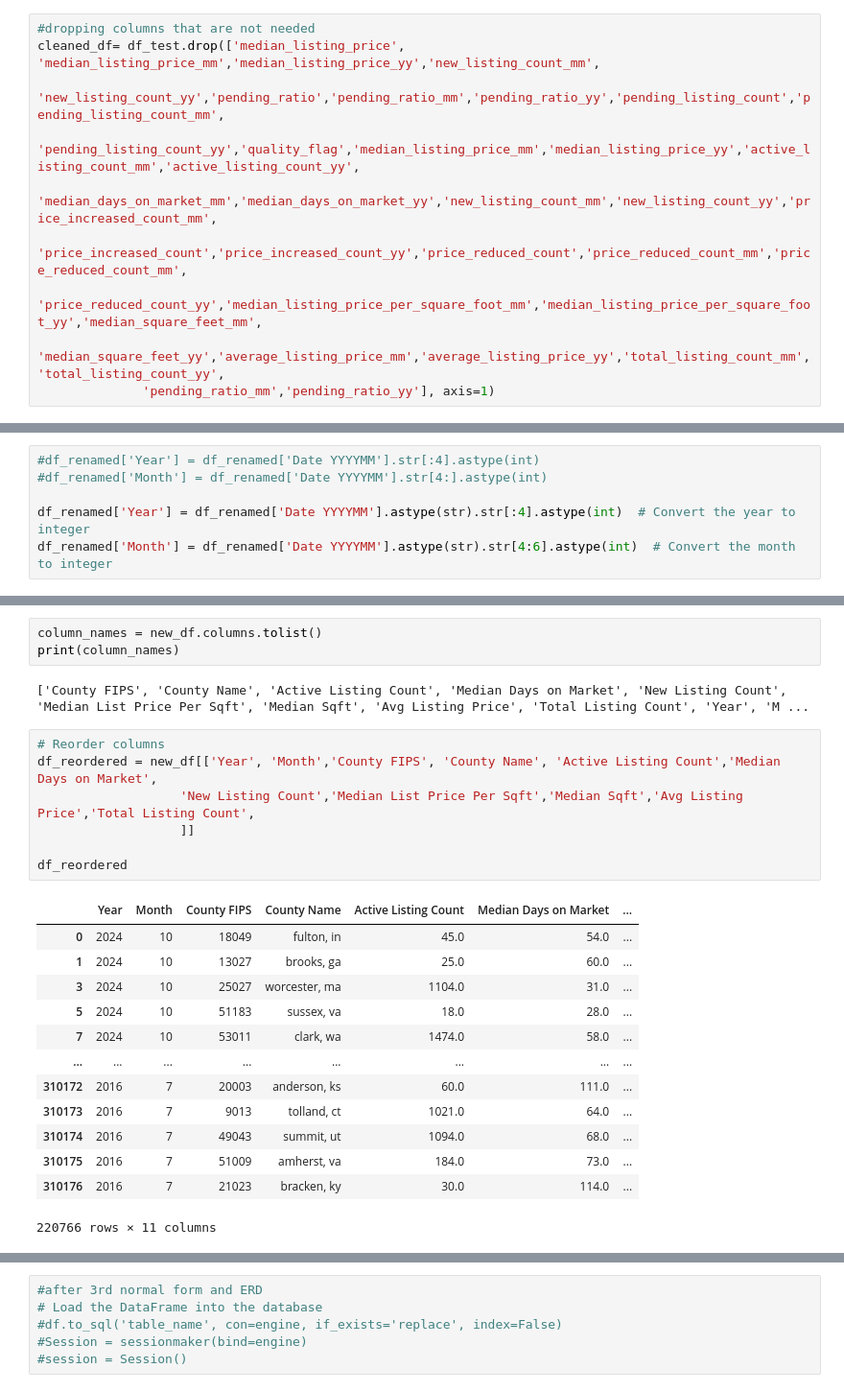
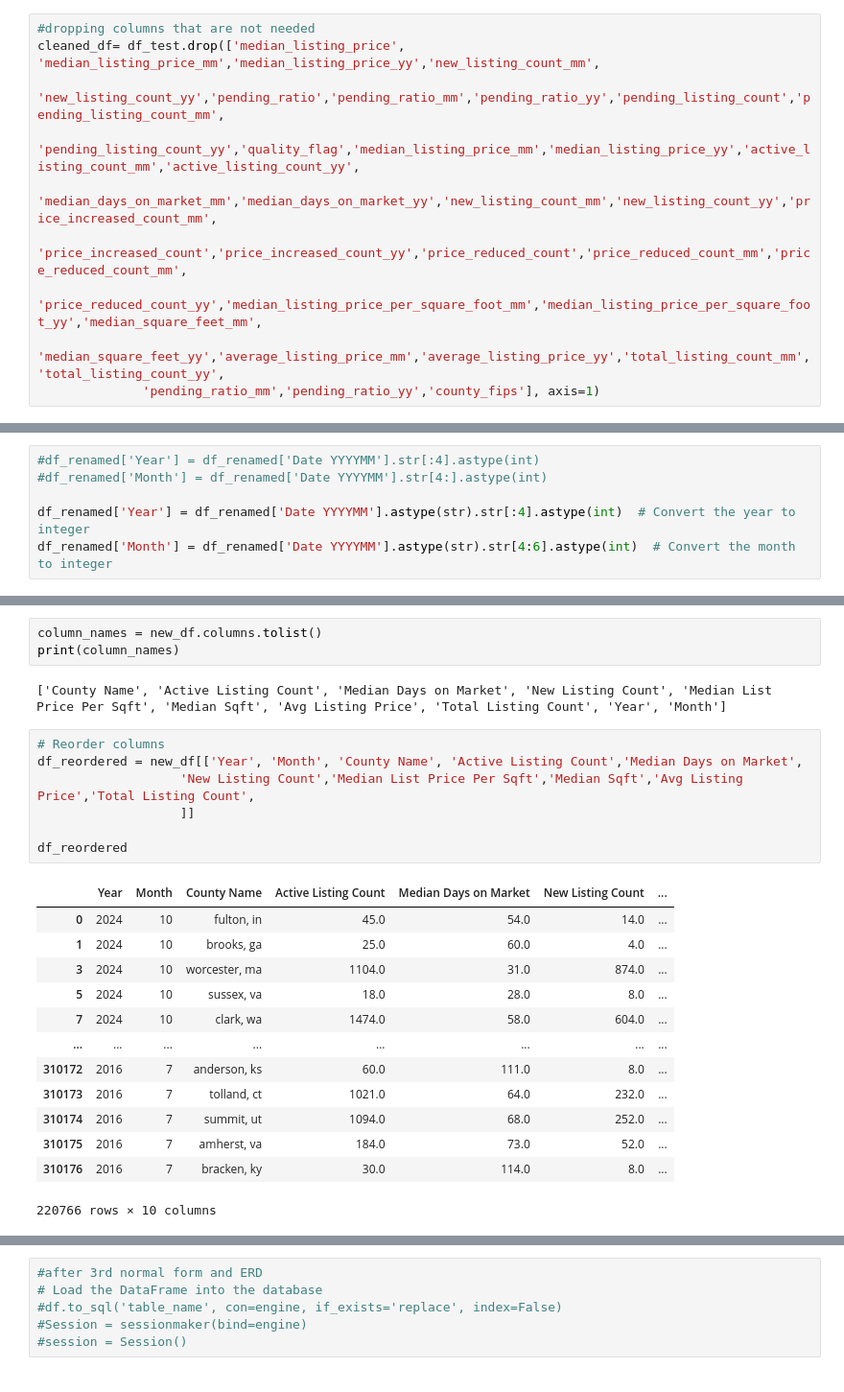
Before and after one commit to Savanna0/Project_4, a Jupyter notebook: Housing_Market_ETL.ipynb, the cells around one changed output, grey strips where cells are left out. Shown at 96% size. Cells and saved outputs as stored; diff of their text form.

```diff
--- a/Housing_Market_ETL.ipynb
+++ b/Housing_Market_ETL.ipynb
@@ -103,7 +103,7 @@ cleaned_df= df_test.drop(['median_listing_price', 'median_listing_price_mm','med
               'price_increased_count','price_increased_count_yy','price_reduced_count','price_reduced_count_mm','price_reduced_count_mm',
               'price_reduced_count_yy','median_listing_price_per_square_foot_mm','median_listing_price_per_square_foot_yy','median_square_feet_mm',
               'median_square_feet_yy','average_listing_price_mm','average_listing_price_yy','total_listing_count_mm','total_listing_count_yy',
-              'pending_ratio_mm','pending_ratio_yy'], axis=1)
+              'pending_ratio_mm','pending_ratio_yy','county_fips'], axis=1)
 # %%
 cleaned_df.info()
 # %% [output]
@@ -215,28 +214,28 @@ new_df
 column_names = new_df.columns.tolist()
 print(column_names)
 # %% [output]
-['County FIPS', 'County Name', 'Active Listing Count', 'Median Days on Market', 'New Listing Count', 'Median List Price Per Sqft', 'Median Sqft', 'Avg Listing Price', 'Total Listing Count', 'Year', 'M ...
+['County Name', 'Active Listing Count', 'Median Days on Market', 'New Listing Count', 'Median List Price Per Sqft', 'Median Sqft', 'Avg Listing Price', 'Total Listing Count', 'Year', 'Month']
 # %%
 # Reorder columns
-df_reordered = new_df[['Year', 'Month','County FIPS', 'County Name', 'Active Listing Count','Median Days on Market',
+df_reordered = new_df[['Year', 'Month', 'County Name', 'Active Listing Count','Median Days on Market',
                    'New Listing Count','Median List Price Per Sqft','Median Sqft','Avg Listing Price','Total Listing Count',
                    ]]
 
 df_reordered
 # %% [output]
-|  | Year | Month | County FIPS | County Name | Active Listing Count | Median Days on Market | ... |
-| 0 | 2024 | 10 | 18049 | fulton, in | 45.0 | 54.0 | ... |
-| 1 | 2024 | 10 | 13027 | brooks, ga | 25.0 | 60.0 | ... |
-| 3 | 2024 | 10 | 25027 | worcester, ma | 1104.0 | 31.0 | ... |
-| 5 | 2024 | 10 | 51183 | sussex, va | 18.0 | 28.0 | ... |
-| 7 | 2024 | 10 | 53011 | clark, wa | 1474.0 | 58.0 | ... |
+|  | Year | Month | County Name | Active Listing Count | Median Days on Market | New Listing Count | ... |
+| 0 | 2024 | 10 | fulton, in | 45.0 | 54.0 | 14.0 | ... |
+| 1 | 2024 | 10 | brooks, ga | 25.0 | 60.0 | 4.0 | ... |
+| 3 | 2024 | 10 | worcester, ma | 1104.0 | 31.0 | 874.0 | ... |
+| 5 | 2024 | 10 | sussex, va | 18.0 | 28.0 | 8.0 | ... |
+| 7 | 2024 | 10 | clark, wa | 1474.0 | 58.0 | 604.0 | ... |
 | ... | ... | ... | ... | ... | ... | ... | ... |
-| 310172 | 2016 | 7 | 20003 | anderson, ks | 60.0 | 111.0 | ... |
-| 310173 | 2016 | 7 | 9013 | tolland, ct | 1021.0 | 64.0 | ... |
-| 310174 | 2016 | 7 | 49043 | summit, ut | 1094.0 | 68.0 | ... |
-| 310175 | 2016 | 7 | 51009 | amherst, va | 184.0 | 73.0 | ... |
-| 310176 | 2016 | 7 | 21023 | bracken, ky | 30.0 | 114.0 | ... |
+| 310172 | 2016 | 7 | anderson, ks | 60.0 | 111.0 | 8.0 | ... |
+| 310173 | 2016 | 7 | tolland, ct | 1021.0 | 64.0 | 232.0 | ... |
+| 310174 | 2016 | 7 | summit, ut | 1094.0 | 68.0 | 252.0 | ... |
+| 310175 | 2016 | 7 | amherst, va | 184.0 | 73.0 | 52.0 | ... |
+| 310176 | 2016 | 7 | bracken, ky | 30.0 | 114.0 | 8.0 | ... |
-220766 rows × 11 columns
+220766 rows × 10 columns
 # %%
 df_reordered = df_reordered.reset_index(drop=True)
 df_reordered.index.name = 'Index'
```
Also changed, not shown: parts of 8 cells of this notebook, 2 other files.
